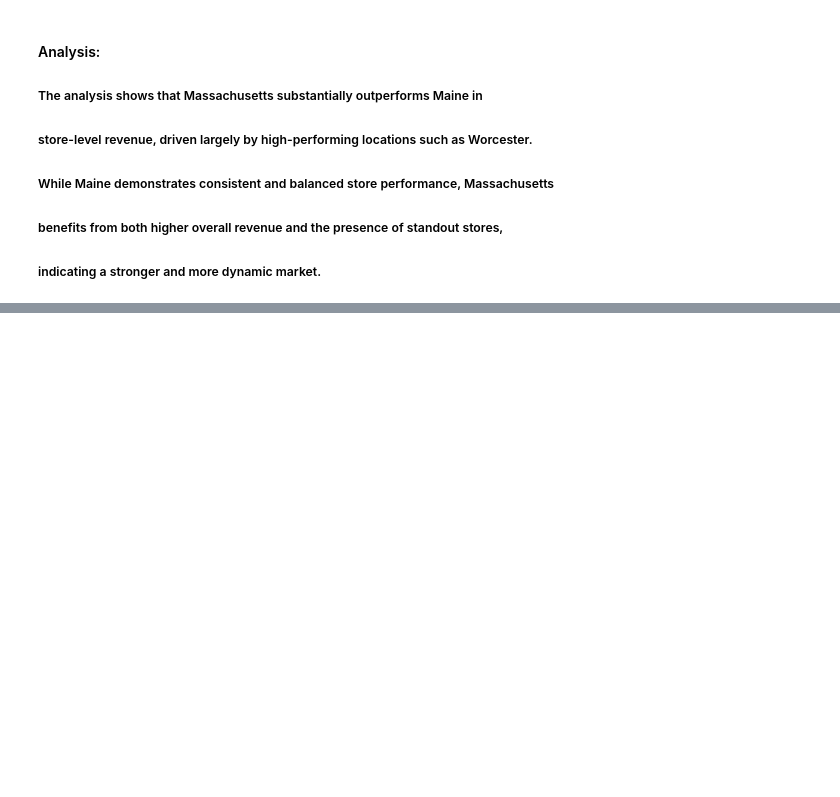
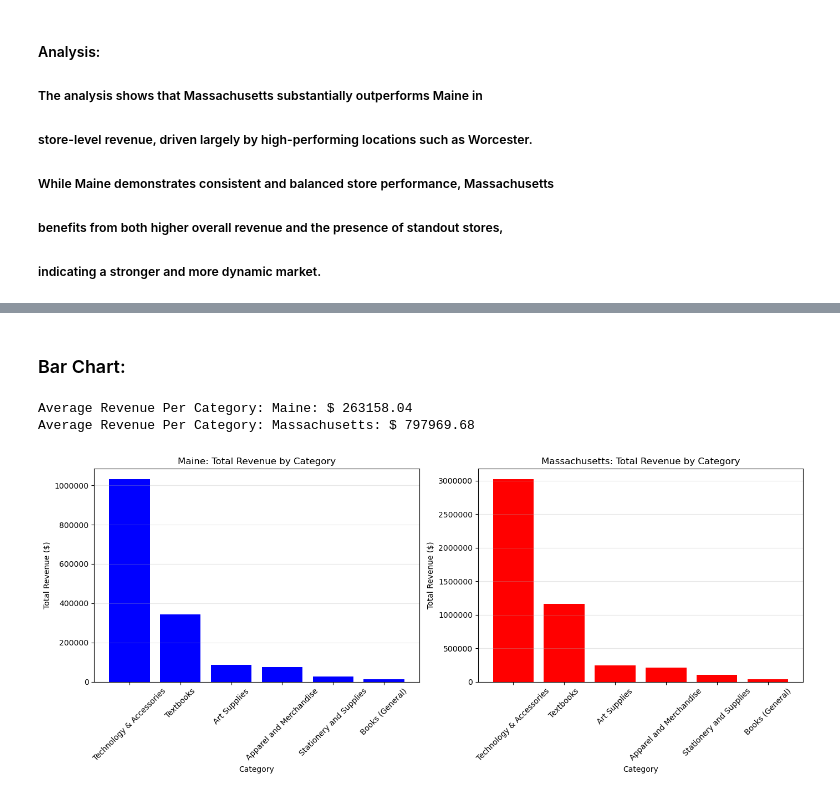
Before and after one commit to naomitewolde9-design/Capstone_2, a Jupyter notebook: Tewolde_sales_analysis.ipynb, the cells around one changed output, grey strips where cells are left out. Cells and saved outputs as stored; diff of their text form; code cells hidden in the pictures; blank space fills up the shorter version.

```diff
--- a/Tewolde_sales_analysis.ipynb
+++ b/Tewolde_sales_analysis.ipynb
@@ -445,0 +637,10 @@ plt.show()
+# %%
+# filter Massachusetts
+mass_monthly_cat = monthly_cat_stats[
+    monthly_cat_stats['State'] == 'Massachusetts']
+
+# sort by Month then Rank
+mass_monthly_cat_sort = mass_monthly_cat.sort_values(['Month', 'Rank'])
+
+# display
+mass_monthly_cat_sort
@@ -445,0 +661,49 @@ plt.show()
+# %% [markdown]
+### Bar Chart:
+# %%
+# group by category (total revenue)
+maine_total_cat = maine_monthly_cat_sort.groupby('Category')['Total_Revenue'].sum().reset_index()
+mass_total_cat = mass_monthly_cat_sort.groupby('Category')['Total_Revenue'].sum().reset_index()
+
+# calculate averages (keeping your method)
+maine_arr = np.array(maine_total_cat['Total_Revenue'])
+mass_arr = np.array(mass_total_cat['Total_Revenue'])
+
+maine_avg_rev = np.mean(maine_arr)
+mass_avg_rev = np.mean(mass_arr)
+
+# print results
+print("Average Revenue Per Category: Maine: $", round(maine_avg_rev, 2))
+print("Average Revenue Per Category: Massachusetts: $", round(mass_avg_rev, 2))
+
+# sort for cleaner charts
+maine_total_cat = maine_total_cat.sort_values('Total_Revenue', ascending=False)
+mass_total_cat = mass_total_cat.sort_values('Total_Revenue', ascending=False)
+
+# create side-by-side charts
+fig, axes = plt.subplots(1, 2, figsize=(14,6))
+
+# Maine chart
+axes[0].bar(maine_total_cat['Category'], maine_total_cat['Total_Revenue'], color='blue')
+axes[0].set_title('Maine: Total Revenue by Category')
+axes[0].set_xlabel('Category')
+axes[0].set_ylabel('Total Revenue ($)')
+axes[0].tick_params(axis='x', rotation=45)
+axes[0].ticklabel_format(style='plain', axis='y')
+axes[0].grid(axis='y', alpha=0.3)
+
+# Massachusetts chart
+axes[1].bar(mass_total_cat['Category'], mass_total_cat['Total_Revenue'], color='red')
+axes[1].set_title('Massachusetts: Total Revenue by Category')
+axes[1].set_xlabel('Category')
+axes[1].set_ylabel('Total Revenue ($)')
+axes[1].tick_params(axis='x', rotation=45)
+axes[1].ticklabel_format(style='plain', axis='y')
+axes[1].grid(axis='y', alpha=0.3)
+
+plt.tight_layout()
+plt.show()
+# %% [output]
+Average Revenue Per Category: Maine: $ 263158.04
+Average Revenue Per Category: Massachusetts: $ 797969.68
+[figure, added]
```
Also changed, not shown: parts of 51 cells of this notebook.
